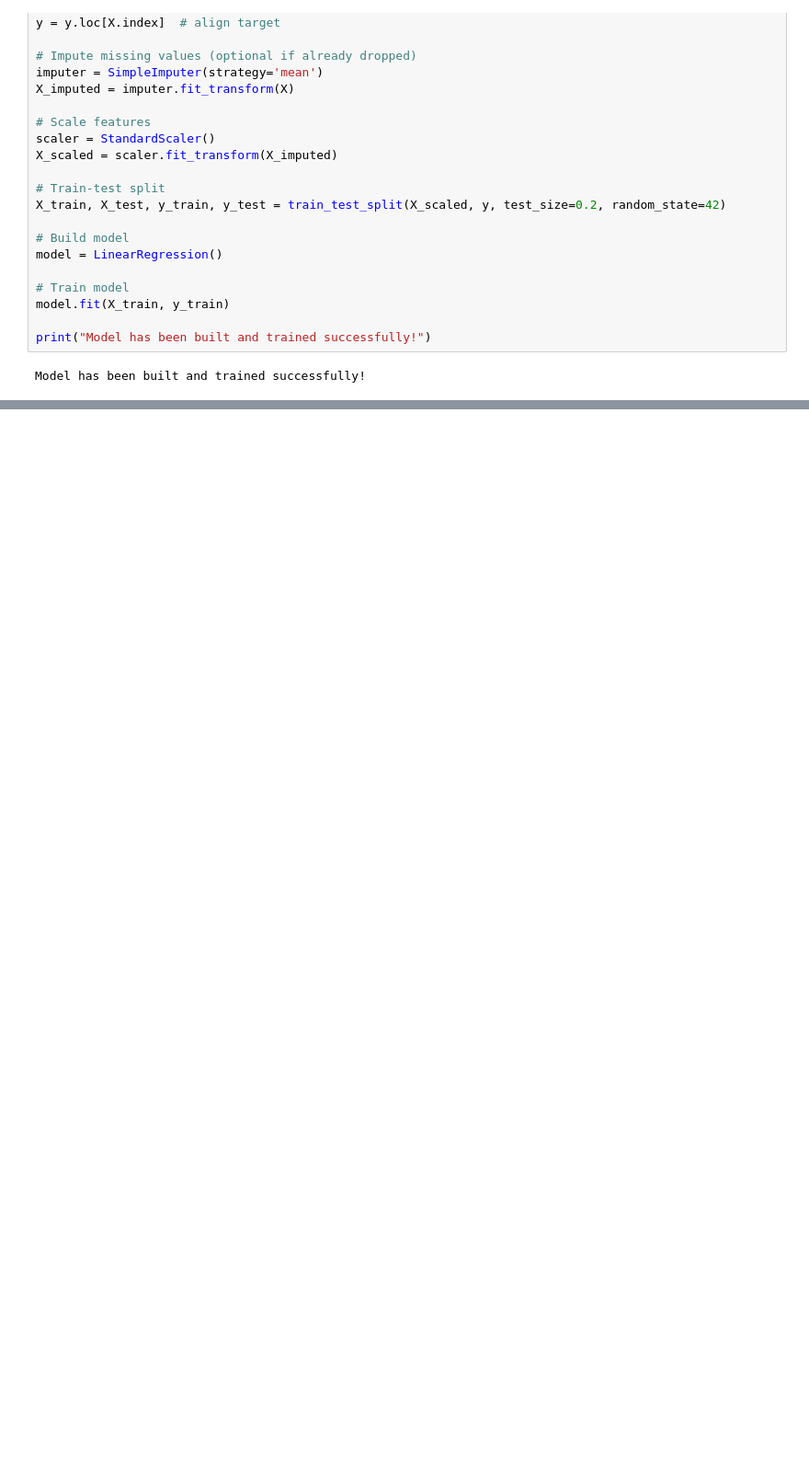
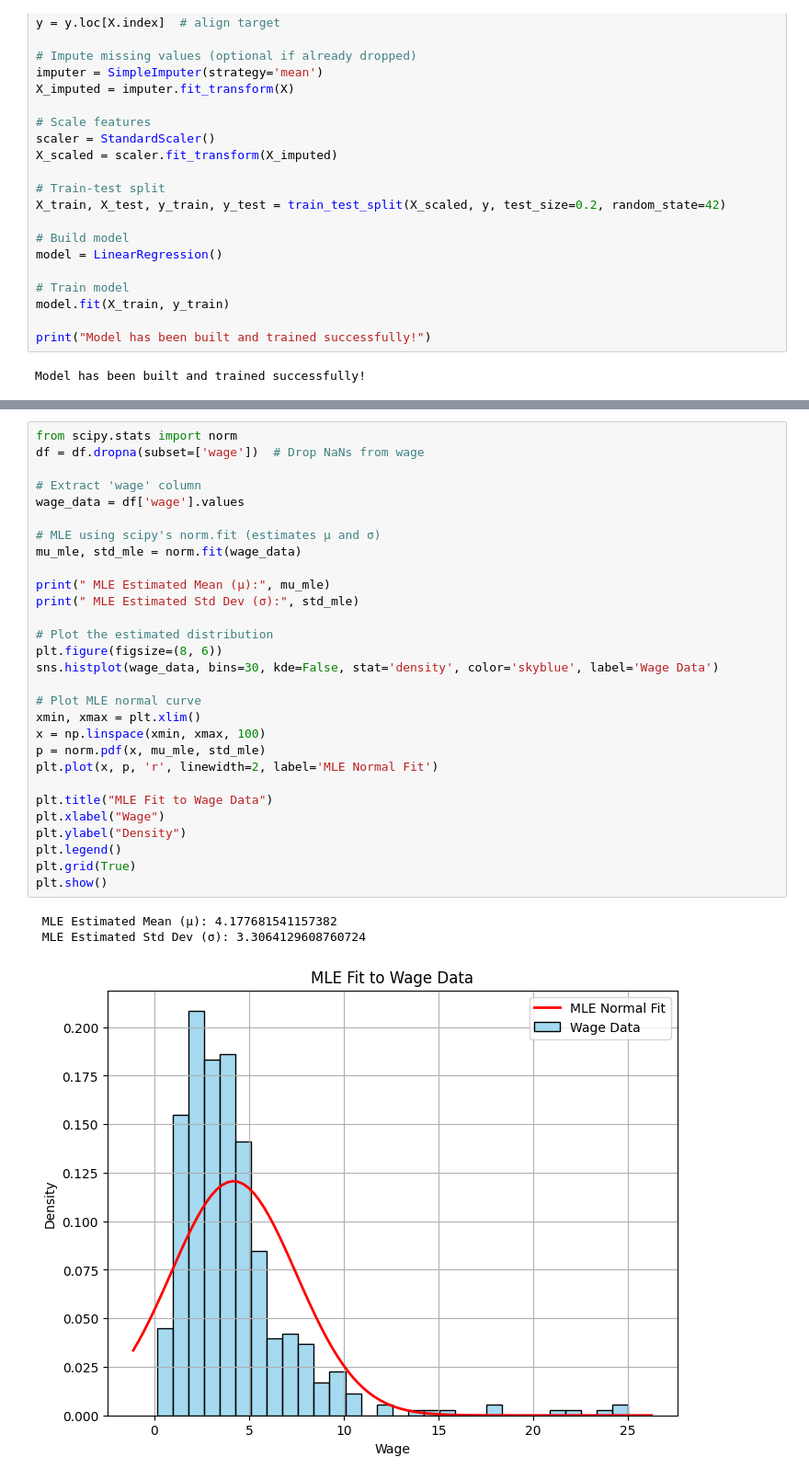
Before and after one commit to Dhanvi20633/eda1, a Jupyter notebook: 21BDS0322.ipynb, the cells around one changed output, grey strips where cells are left out. Shown at 92% size. Cells and saved outputs as stored; diff of their text form; blank space fills up the shorter version.

```diff
--- a/21BDS0322.ipynb
+++ b/21BDS0322.ipynb
@@ -562,0 +616,33 @@ Model has been built and trained successfully!
+# %%
+from scipy.stats import norm
+df = df.dropna(subset=['wage'])  # Drop NaNs from wage
+
+# Extract 'wage' column
+wage_data = df['wage'].values
+
+# MLE using scipy's norm.fit (estimates μ and σ)
+mu_mle, std_mle = norm.fit(wage_data)
+
+print(" MLE Estimated Mean (μ):", mu_mle)
+print(" MLE Estimated Std Dev (σ):", std_mle)
+
+# Plot the estimated distribution
+plt.figure(figsize=(8, 6))
+sns.histplot(wage_data, bins=30, kde=False, stat='density', color='skyblue', label='Wage Data')
+
+# Plot MLE normal curve
+xmin, xmax = plt.xlim()
+x = np.linspace(xmin, xmax, 100)
+p = norm.pdf(x, mu_mle, std_mle)
+plt.plot(x, p, 'r', linewidth=2, label='MLE Normal Fit')
+
+plt.title("MLE Fit to Wage Data")
+plt.xlabel("Wage")
+plt.ylabel("Density")
+plt.legend()
+plt.grid(True)
+plt.show()
+# %% [output]
+ MLE Estimated Mean (μ): 4.177681541157382
+ MLE Estimated Std Dev (σ): 3.3064129608760724
+[figure, added]
```
Also changed, not shown: parts of 4 cells of this notebook.
